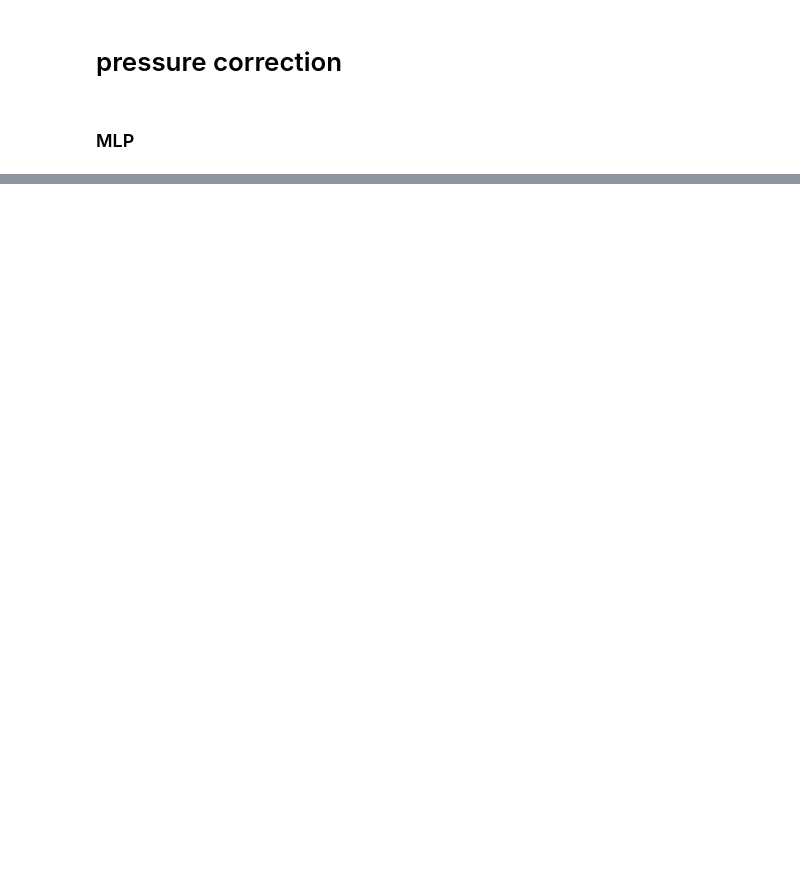
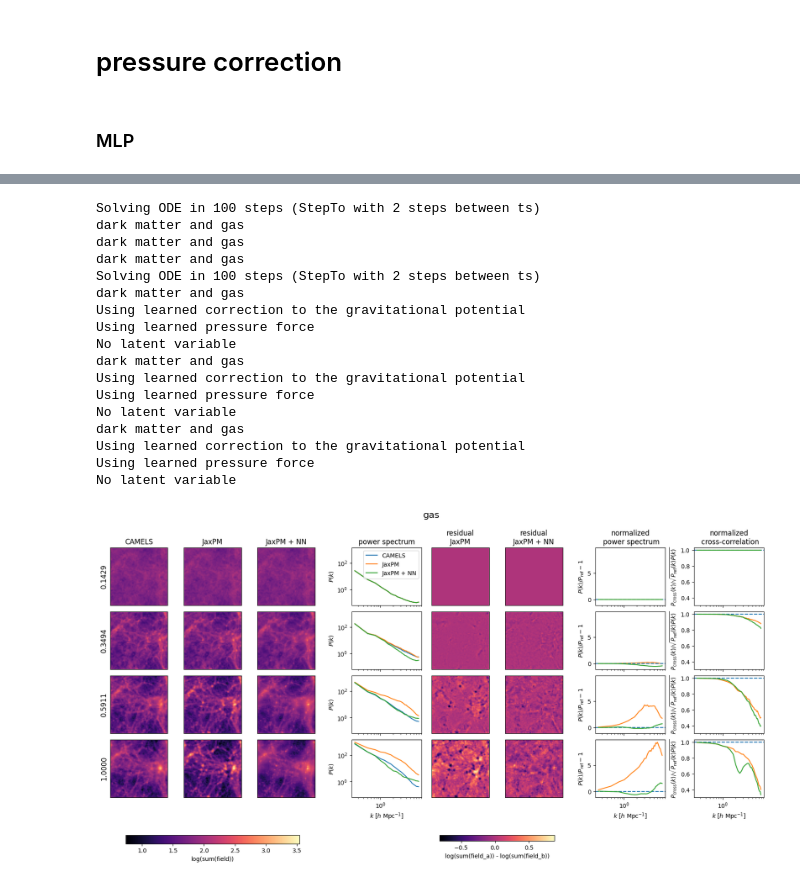
Before and after one commit to Arne-Thomsen/JaxPM, a Jupyter notebook: dev/hpm/plotting/hpm_evolution.ipynb, the cells around one changed output, grey strips where cells are left out. Cells and saved outputs as stored; diff of their text form; code cells hidden in the pictures; blank space fills up the shorter version.

```diff
--- a/dev/hpm/plotting/hpm_evolution.ipynb
+++ b/dev/hpm/plotting/hpm_evolution.ipynb
@@ -671,0 +144,27 @@ plt.show()
+# %%
+pressure_model = ConditionedCNN(
+    d_in=4,
+    d_out=1,
+    d_hidden=64,
+    n_hidden=4,
+    kernel_size=(3, 3, 3),
+    rngs=nnx.Rngs(0),
+    norm_type="layer",
+    activation=jax.nn.swish,
+    use_residual=True,
+)
+
+# learning_rate = 1e-5
+learning_rate = 1e-4
+# %%
+# see https://flax.readthedocs.io/en/latest/guides/checkpointing.html
+# checkpoint_file = os.path.join("/global/homes/a/athomsen/flatiron/JaxPM/dev/hpm/sims", "checkpoints/cnn_evo_v1.jx")
+# checkpoint_file = os.path.join("/global/homes/a/athomsen/flatiron/JaxPM/dev/hpm/sims", "checkpoints/cnn_evo_v2.jx")
+checkpoint_file = os.path.join("/global/homes/a/athomsen/flatiron/JaxPM/dev/hpm/sims", "checkpoints/cnn_evo_v3.jx")
+checkpointer = ocp.StandardCheckpointer()
+
+abstract_model = nnx.eval_shape(lambda: pressure_model)
+graphdef, abstract_params = nnx.split(abstract_model)
+
+params = checkpointer.restore(checkpoint_file, abstract_params)
+pressure_model = nnx.merge(graphdef, params)
@@ -671,0 +250,30 @@ plt.show()
+# %%
+diagnostics.run_simulations(
+    vali_dict,
+    mesh_per_dim,
+    gravity_model=gravity_model,
+    pressure_model=pressure_model,
+    nt=2,
+    i_init=0,
+    i_plot=i_plot,
+    plot_gas=True,
+)
+# %% [output]
+Solving ODE in 100 steps (StepTo with 2 steps between ts)
+dark matter and gas
+dark matter and gas
+dark matter and gas
+Solving ODE in 100 steps (StepTo with 2 steps between ts)
+dark matter and gas
+Using learned correction to the gravitational potential
+Using learned pressure force
+No latent variable
+dark matter and gas
+Using learned correction to the gravitational potential
+Using learned pressure force
+No latent variable
+dark matter and gas
+Using learned correction to the gravitational potential
+Using learned pressure force
+No latent variable
+[figure, added]
```
Also changed, not shown: parts of 50 cells of this notebook, 20 other files.
